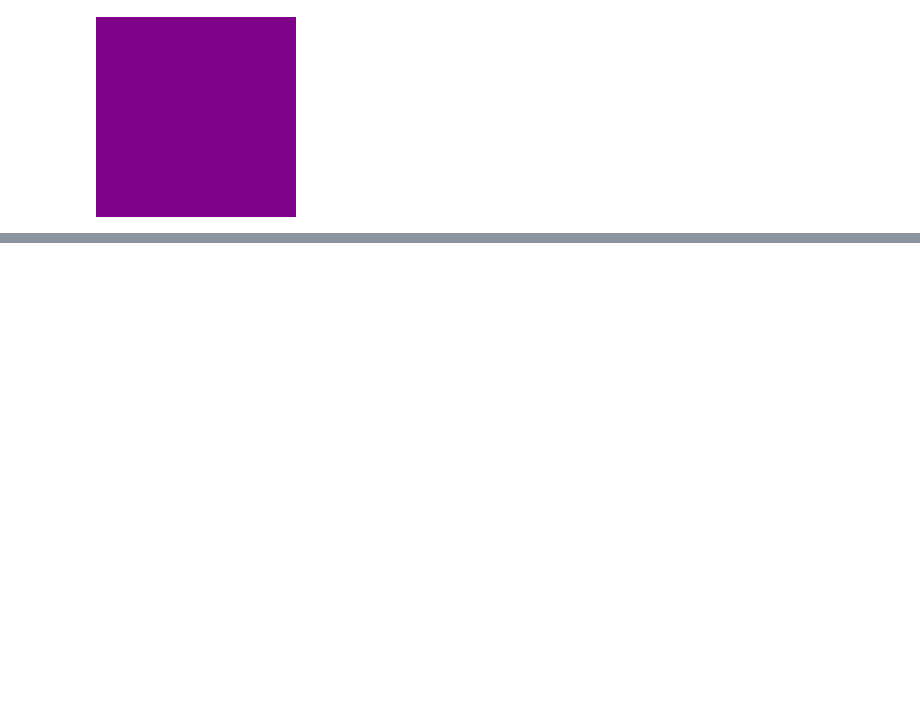
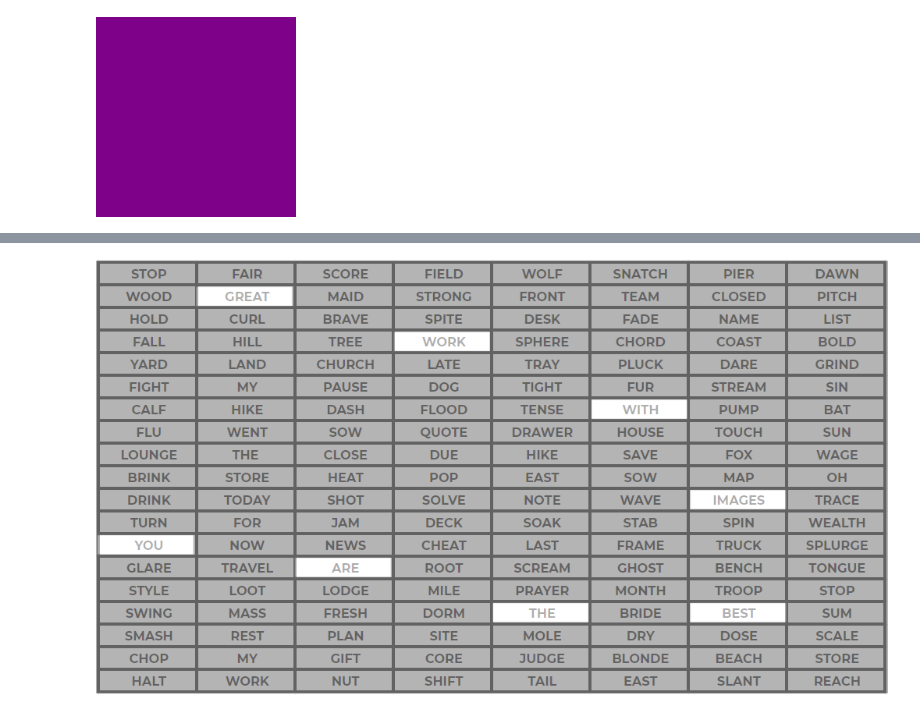
Before and after one commit to thoughtlesslabs/Python, a Jupyter notebook: s16-images.ipynb, the cells around one changed output, grey strips where cells are left out. Saved outputs shown, nothing was run; the diff lists cells and outputs as text; code cells hidden in the pictures; blank space fills up the shorter version.

```diff
--- a/s16-images.ipynb
+++ b/s16-images.ipynb
@@ -106,0 +142,4 @@ purple.save('purple.jpg')
+# %%
+words
+# %% [output]
+[figure, added]
```
Also changed, not shown: parts of 11 cells of this notebook.
